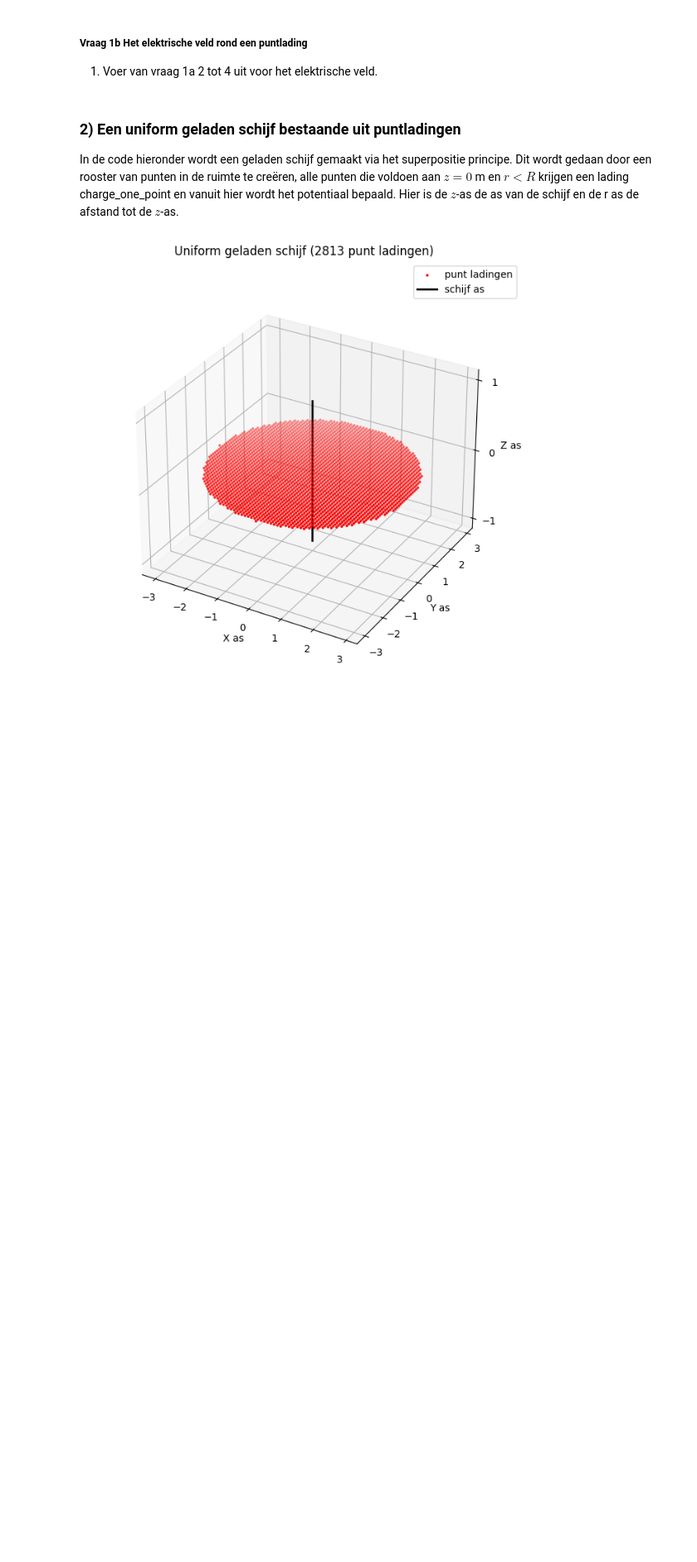
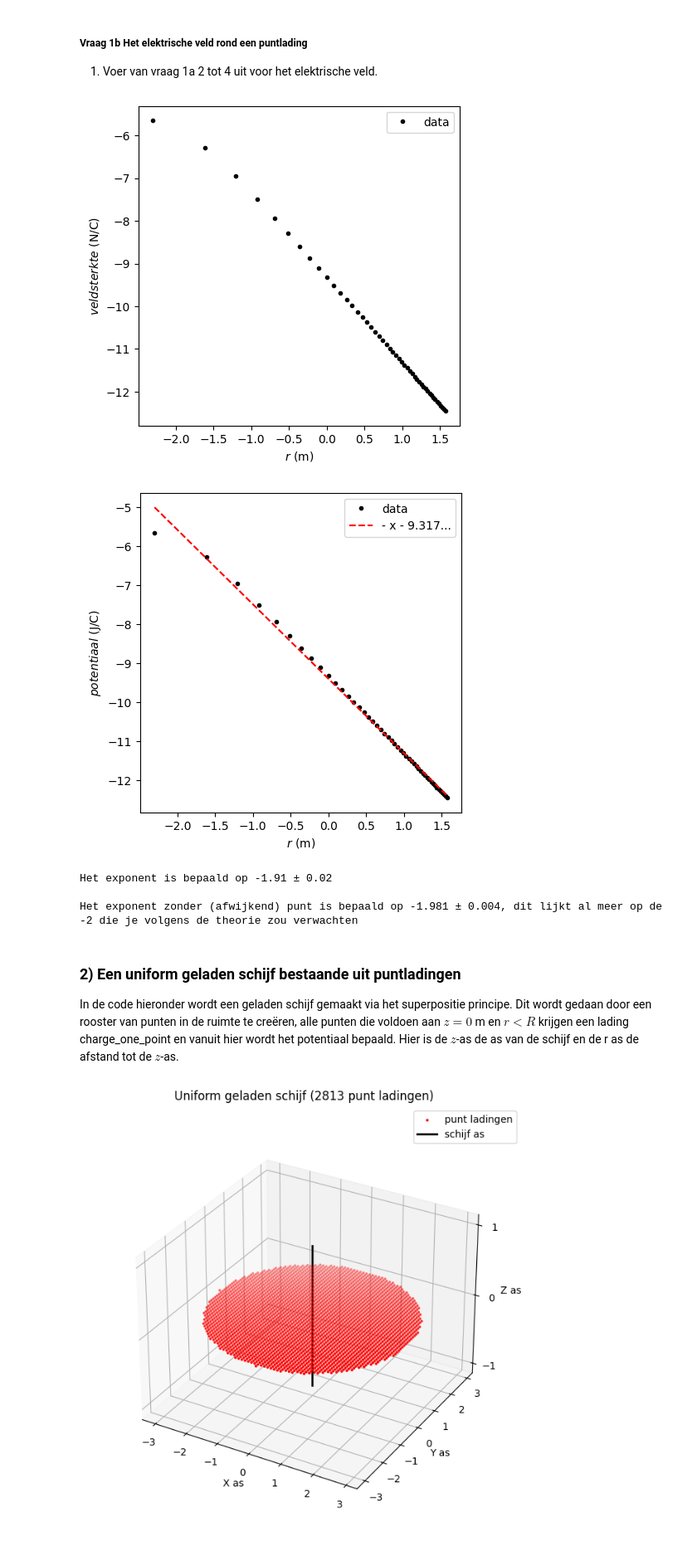
Before and after one commit to thijsspilt-bit/opdrachten-DEF-D-Thijs-Spilt, a Jupyter notebook: DigitaleOntwerpopdrachten/1CondensatorOpdracht/CondensatorOntwerpopdracht.ipynb, the cells around one changed output. Shown at 83% size. Cells and saved outputs as stored; diff of their text form; code cells hidden in the pictures; blank space fills up the shorter version.

```diff
--- a/DigitaleOntwerpopdrachten/1CondensatorOpdracht/CondensatorOntwerpopdracht.ipynb
+++ b/DigitaleOntwerpopdrachten/1CondensatorOpdracht/CondensatorOntwerpopdracht.ipynb
@@ -155,9 +155,76 @@ Het exponent is bepaald op -1.0000000000000000 ± 0.0000000000000001
 ##### Vraag 1b Het elektrische veld rond een puntlading
 1. Voer van vraag 1a 2 tot 4 uit voor het elektrische veld.
 # %%
-###
-###Hier jouw code###
-###
+#------!!!deze cel runt niet goed als je hem apart runt maar met run all wel, ik heb echt geen flauw idee waarom dit gebeurt \
+#maar wat ik zie is dat de potentiaal V een andere array wordt als je deze cel los runt!!!---------
+#om dit optelossen heb ik nu wat oude code hier naartoe verplaats:
+charge_one_point = 1e-14  # lading van 1 punt (C)
+r, z, B = initialize_plane_grid_for_pt_charge_at_origin(height_domain, width_domain, grid_step)
+V = calculate_V_point_charge_at_origin(charge_one_point, r, z)
+Er, Ez, normE = compute_E_pt_charge(V, B, grid_step)
+r_for_E = r[1:-1]
+z_for_E = z[1:-1]
+
+
+
+
+###-------2------### Plot de log van het elerktrisch veld tegen de log van de straal.
+#uit de functies in functions_electrostatics volgt dat normE[i,j]=normE(z[i],r[j])
+
+#log van de data bij z=0 (daar zit de puntlading):
+log_r=np.log(r_for_E[:])
+log_E=np.log(normE[50,:]) #z=0 is bij idx 50
+
+#plotten
+plt.figure(figsize=(5,5))
+plt.plot(log_r,log_E,"k.",label="data")
+plt.xlabel("$r$ (m)")
+plt.ylabel("$veld sterkte$ (N/C)")
+plt.legend()
+plt.show()
+
+
+
+###-------3------###
+#fitfunctie:
+def f(x,a,b):
+    '''verband in de data is duidelijk een rechte lijn dus daarom een lineaire functie'''
+    return a*x+b
+
+#curvefit:
+val,cov=curve_fit(f,log_r,log_E)
+a,b=val #waarden van a en b
+u_a,u_b=np.sqrt(np.diag(cov)) #onzekerheden in a en b
+
+#plotten
+x_plot=np.linspace(min(log_r),max(log_r),100)#array om fit mee te plotten
+plt.figure(figsize=(5,5))
+plt.plot(log_r,log_E,"k.",label="data")#data
+plt.plot(x_plot,f(x_plot,*val),"r--",label=r"- x - 9.317...")#fit
+plt.xlabel("$r$ (m)")
+plt.ylabel("$potentiaal$ (J/C)")
+plt.legend()
+plt.show()
+
+
+
+###------4------###
+print("Het exponent is bepaald op %.2f \u00b1 %.2f"%(a,u_a))
+print()
+
+
+###------extra------###
+#in de data zie je een punt die een beetje afwijkt, zonder dit punt:
+log_r=np.log(r_for_E[1:])
+log_E=np.log(normE[50,1:]) #z=0 is bij idx 50
+val,cov=curve_fit(f,log_r,log_E)
+print("Het exponent zonder (afwijkend) punt is bepaald op %.3f \u00b1 %.3f, dit lijkt al meer op de -2 die je volgens de theorie zou verwachten"%(val[0],np.sqrt(cov[0,0])))
+# %% [output]
+[figure, added]
+[figure, added]
+Het exponent is bepaald op -1.91 ± 0.02
+
+Het exponent zonder (afwijkend) punt is bepaald op -1.981 ± 0.004, dit lijkt al meer op de -2 die je volgens de theorie zou verwachten
 # %% [markdown]
 ### 2) Een uniform geladen schijf bestaande uit puntladingen
 
```
Also changed, not shown: parts of 1 cell of this notebook.
